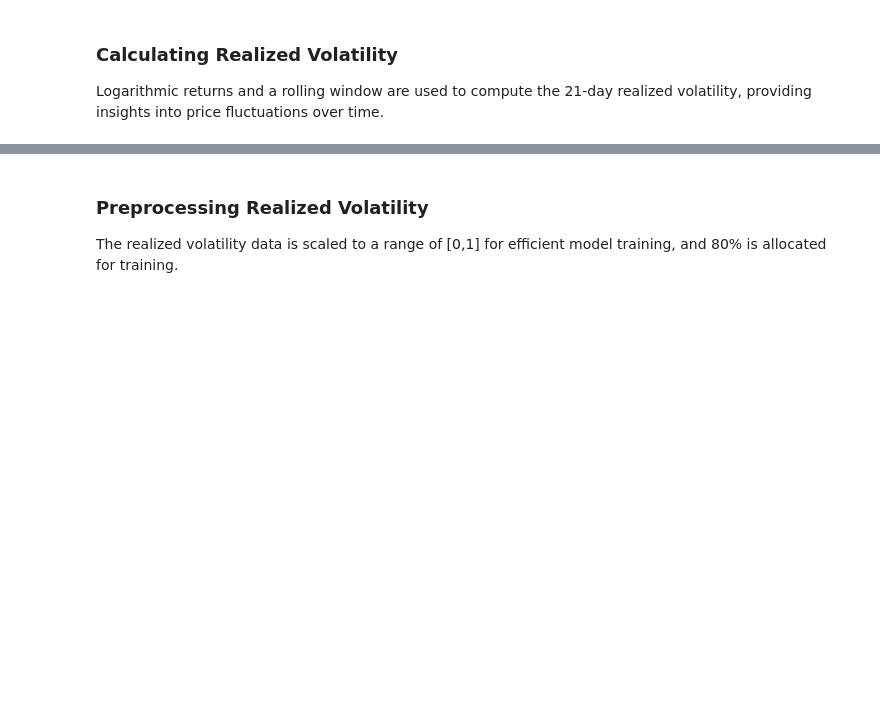
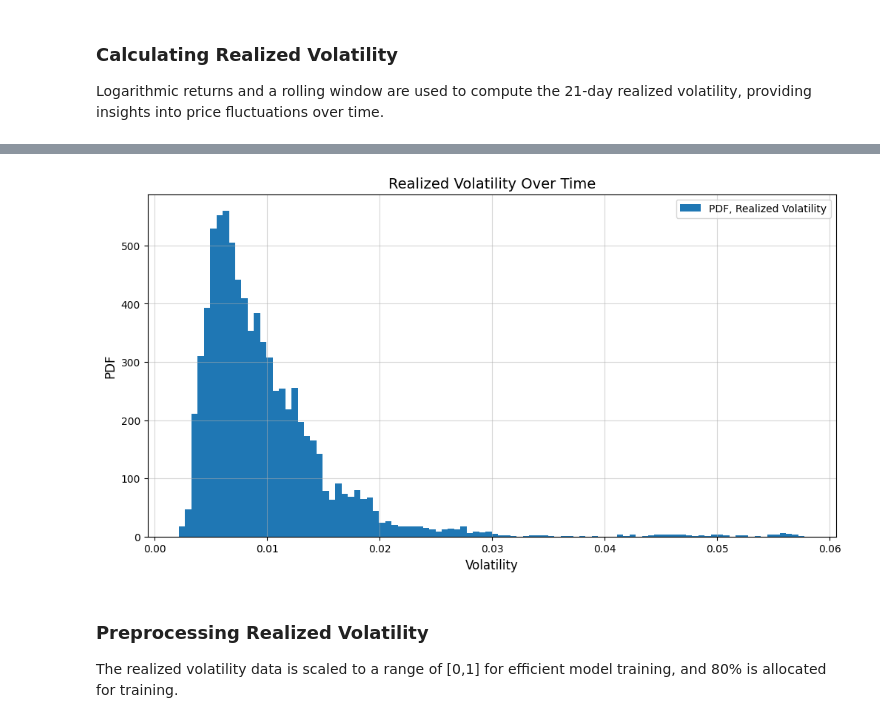
Before and after one commit to HamedFarahani89/Deep-Learning-for-Volatility-Prediction, a Jupyter notebook: Volatility_Prediction_using_Deep_Neural_Networks.ipynb, the cells around one changed output, grey strips where cells are left out. Drawn from its saved outputs; the diff is of its cells as text; code cells hidden in the pictures; blank space fills up the shorter version.

```diff
--- a/Volatility_Prediction_using_Deep_Neural_Networks.ipynb
+++ b/Volatility_Prediction_using_Deep_Neural_Networks.ipynb
@@ -159,3 +194,14 @@ plt.show()
+# %%
+plt.figure(figsize=(12, 6))
+plt.hist(df['RV'], 100, label='PDF, Realized Volatility')
+plt.title('Realized Volatility Over Time', fontsize=14)
+plt.ylabel('PDF', fontsize=12)
+plt.xlabel('Volatility', fontsize=12)
+plt.legend(loc='upper right')
+plt.grid(alpha=0.5)
+plt.show()
+# %% [output]
+[figure, added]
 # %% [markdown]
 ### Preprocessing Realized Volatility
 The realized volatility data is scaled to a range of [0,1] for efficient model training, and 80% is allocated for training.
```
Also changed, not shown: parts of 6 cells of this notebook.
